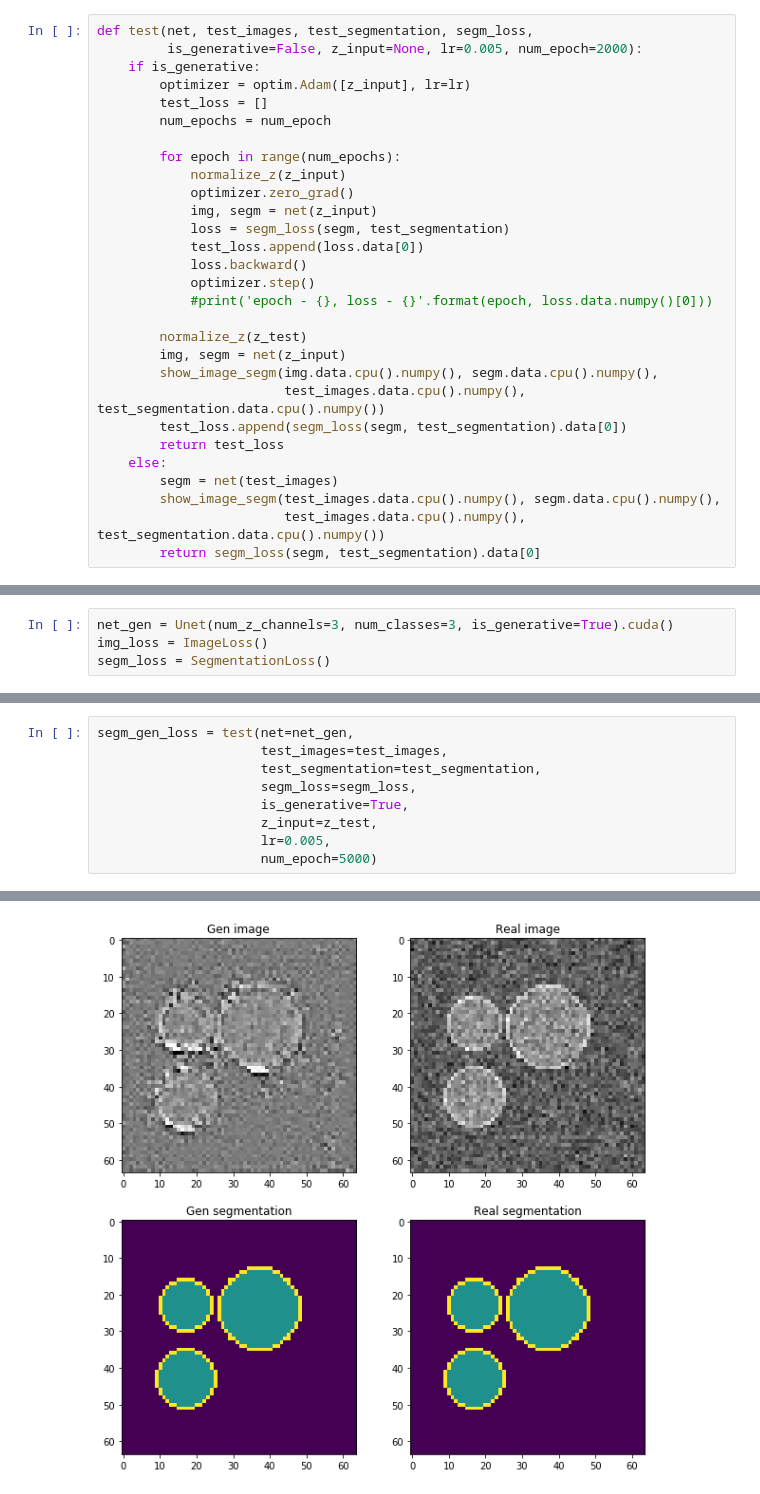
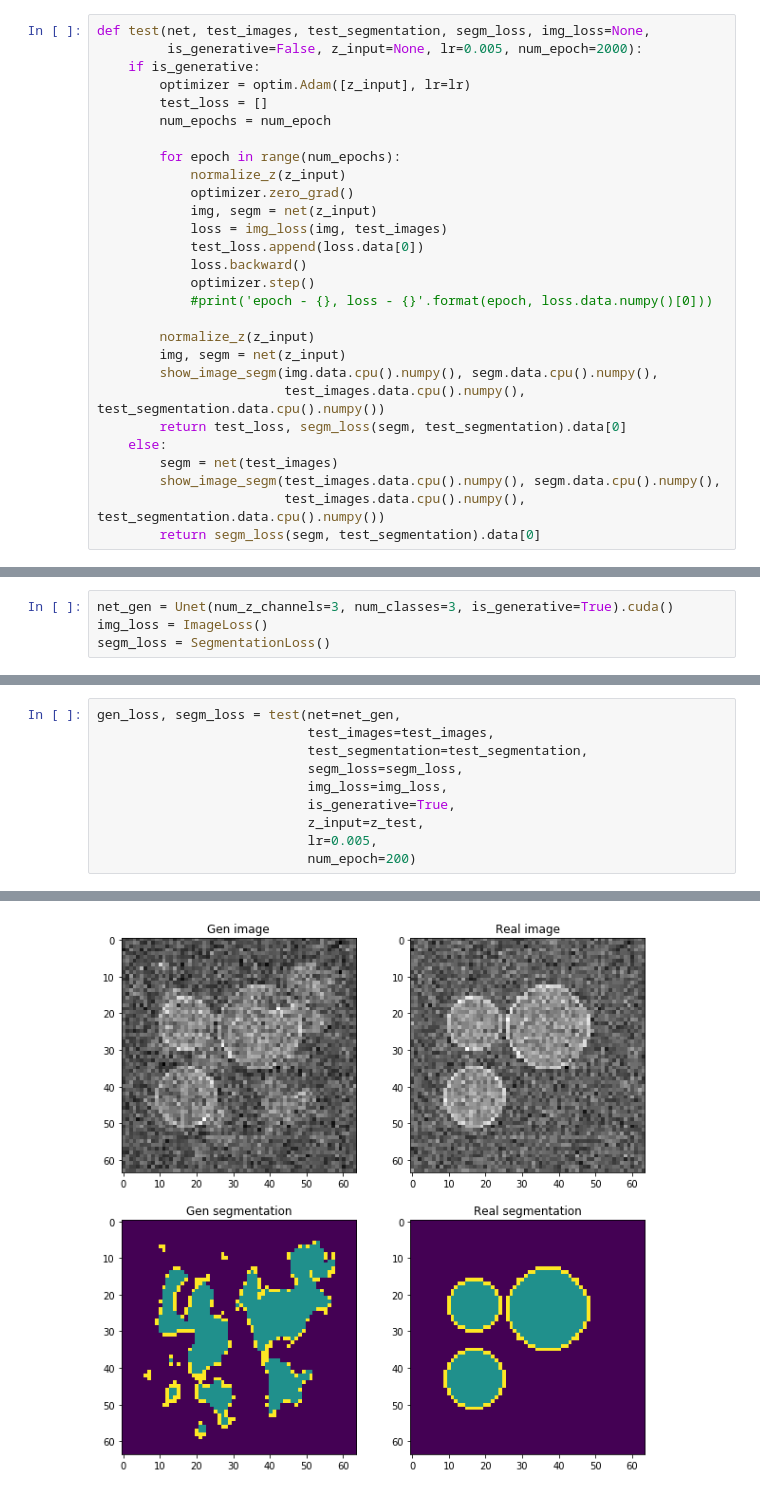
Before and after one commit to ashysheya/research_project, a Jupyter notebook: training_baseline_unet.ipynb, the cells around one changed output, grey strips where cells are left out. Cells and saved outputs as stored; diff of their text form.

Commit message:
fixed bug in test generative model

```diff
--- a/training_baseline_unet.ipynb
+++ b/training_baseline_unet.ipynb
@@ -107,7 +107,7 @@ def train_baseline_unet(net, train_images, train_segmentation, segm_loss,
 
     return loss_epoch
 # %%
-def test(net, test_images, test_segmentation, segm_loss,
+def test(net, test_images, test_segmentation, segm_loss, img_loss=None,
          is_generative=False, z_input=None, lr=0.005, num_epoch=2000):
     if is_generative:
         optimizer = optim.Adam([z_input], lr=lr)
@@ -118,18 +118,17 @@ def test(net, test_images, test_segmentation, segm_loss,
             normalize_z(z_input)
             optimizer.zero_grad()
             img, segm = net(z_input)
-            loss = segm_loss(segm, test_segmentation)
+            loss = img_loss(img, test_images)
             test_loss.append(loss.data[0])
             loss.backward()
             optimizer.step()
             #print('epoch - {}, loss - {}'.format(epoch, loss.data.numpy()[0]))
 
-        normalize_z(z_test)
+        normalize_z(z_input)
         img, segm = net(z_input)
         show_image_segm(img.data.cpu().numpy(), segm.data.cpu().numpy(),
                         test_images.data.cpu().numpy(), test_segmentation.data.cpu().numpy())
-        test_loss.append(segm_loss(segm, test_segmentation).data[0])
-        return test_loss
+        return test_loss, segm_loss(segm, test_segmentation).data[0]
     else:
         segm = net(test_images)
         show_image_segm(test_images.data.cpu().numpy(), segm.data.cpu().numpy(),
@@ -201,10 +200,11 @@ plt.show()
 # %%
-segm_gen_loss = test(net=net_gen,
-                     test_images=test_images,
-                     test_segmentation=test_segmentation,
-                     segm_loss=segm_loss,
-                     is_generative=True,
-                     z_input=z_test,
-                     lr=0.005,
-                     num_epoch=5000)
+gen_loss, segm_loss = test(net=net_gen,
+                           test_images=test_images,
+                           test_segmentation=test_segmentation,
+                           segm_loss=segm_loss,
+                           img_loss=img_loss,
+                           is_generative=True,
+                           z_input=z_test,
+                           lr=0.005,
+                           num_epoch=200)
 # %% [output]
@@ -216 +216 @@ segm_gen_loss = test(net=net_gen,
-[figure, old version]
+[figure, new version]
```
Also changed, not shown: parts of 11 cells of this notebook.
